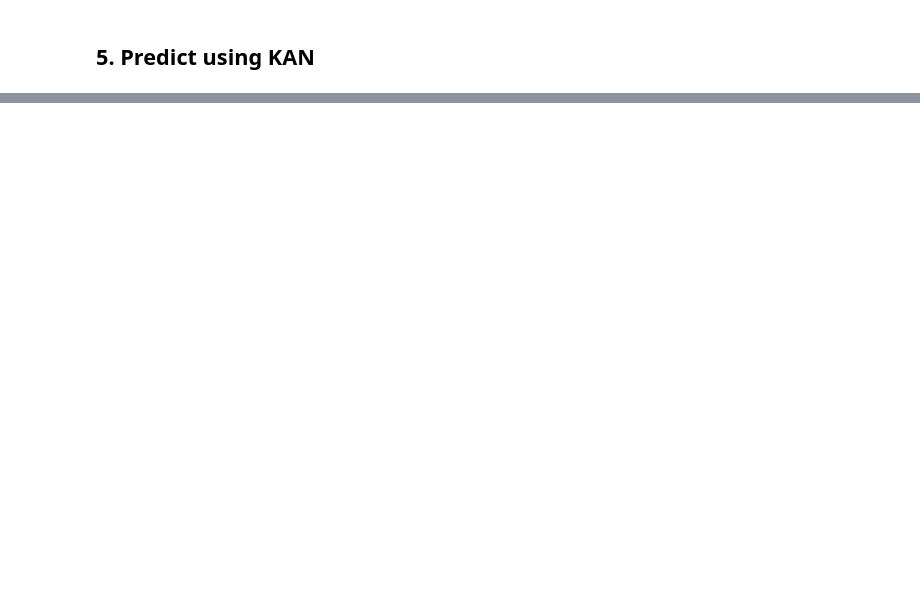
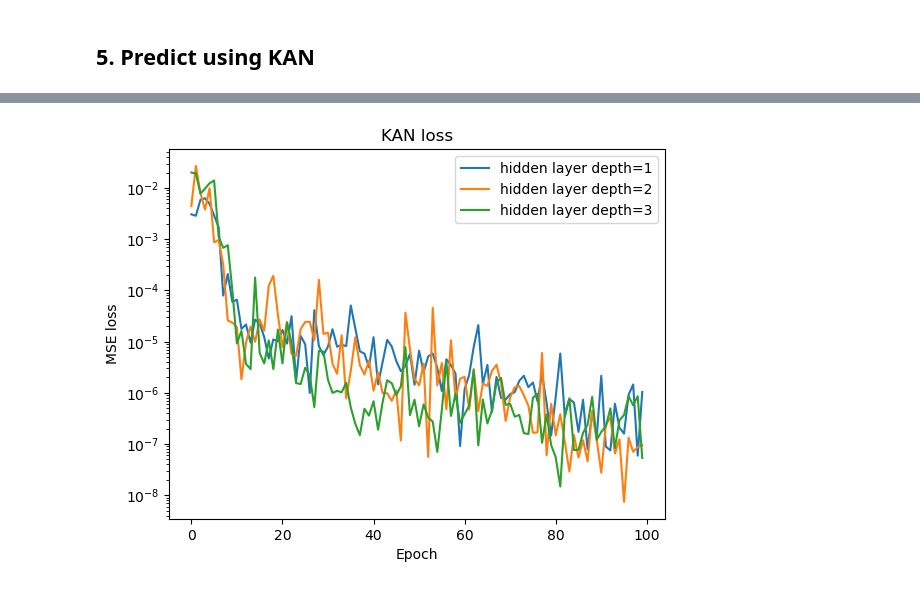
Before and after one commit to MorganREN/TKAN4GrangerCausality, a Jupyter notebook: KAN4Granger/KANvsMLP_TS_demo.ipynb, the cells around one changed output, grey strips where cells are left out. Drawn from its saved outputs; the diff is of its cells as text; code cells hidden in the pictures; blank space fills up the shorter version.

```diff
--- a/KAN4Granger/KANvsMLP_TS_demo.ipynb
+++ b/KAN4Granger/KANvsMLP_TS_demo.ipynb
@@ -204,0 +268,12 @@ plt.show()
+# %%
+for i, kan_loss in enumerate(kan_loss_depth_all):
+    plt.plot(kan_loss, label='hidden layer depth={}'.format(i+1))
+    # log scale
+    plt.yscale('log')
+    plt.legend()
+    plt.xlabel('Epoch')
+    plt.ylabel('MSE loss')
+    plt.title('KAN loss')
+plt.show()
+# %% [output]
+[figure, added]
```
Also changed, not shown: parts of 18 cells of this notebook.
